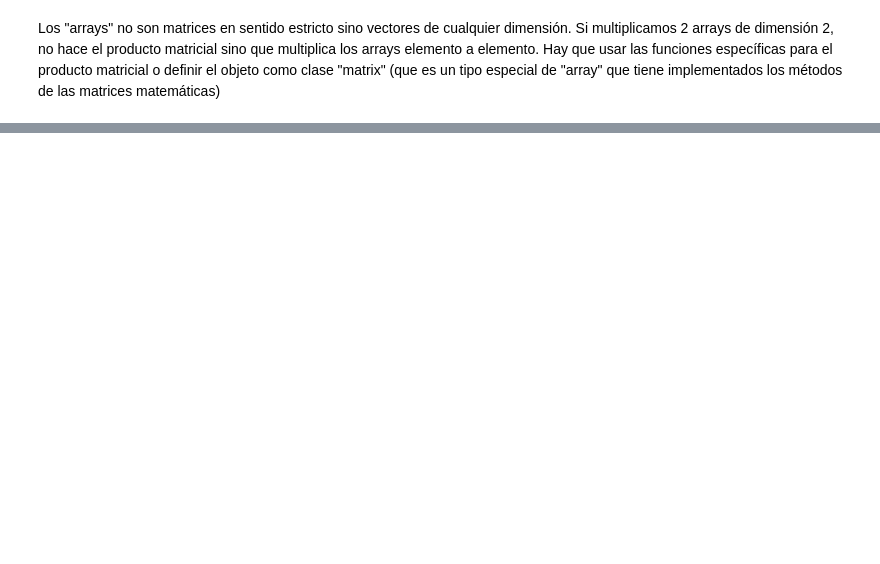
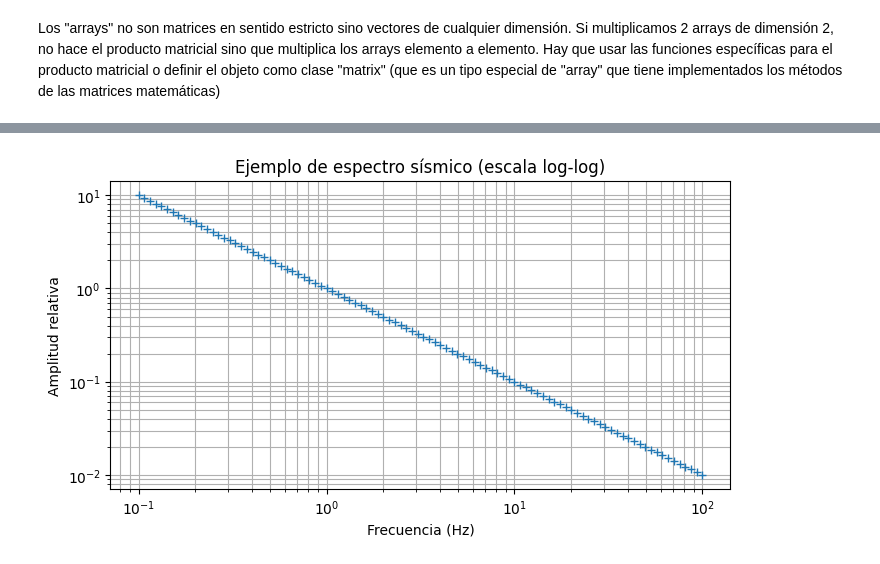
Before and after one commit to galeanojav/MeteoGeoPy, a Jupyter notebook: notebooks/dia2_funciones.ipynb, the cells around one changed output, grey strips where cells are left out. Drawn from its saved outputs; the diff is of its cells as text; code cells hidden in the pictures; blank space fills up the shorter version.

```diff
--- a/notebooks/dia2_funciones.ipynb
+++ b/notebooks/dia2_funciones.ipynb
@@ -541,0 +301,16 @@ print(y)
+# %%
+# Frecuencias entre 0.1 y 100 Hz, en escala logarítmica
+f = np.logspace(-1, 2, 100)  # de 10^-1 a 10^2
+
+# Modelo de atenuación espectral (disminuye con la frecuencia)
+amplitud = 1 / f
+
+plt.figure(figsize=(8,4))
+plt.loglog(f, amplitud, '+')
+plt.xlabel("Frecuencia (Hz)")
+plt.ylabel("Amplitud relativa")
+plt.title("Ejemplo de espectro sísmico (escala log-log)")
+plt.grid(which="both")
+plt.show()
+# %% [output]
+[figure, added]
```
Also changed, not shown: parts of 100 cells of this notebook, 2 other files.
